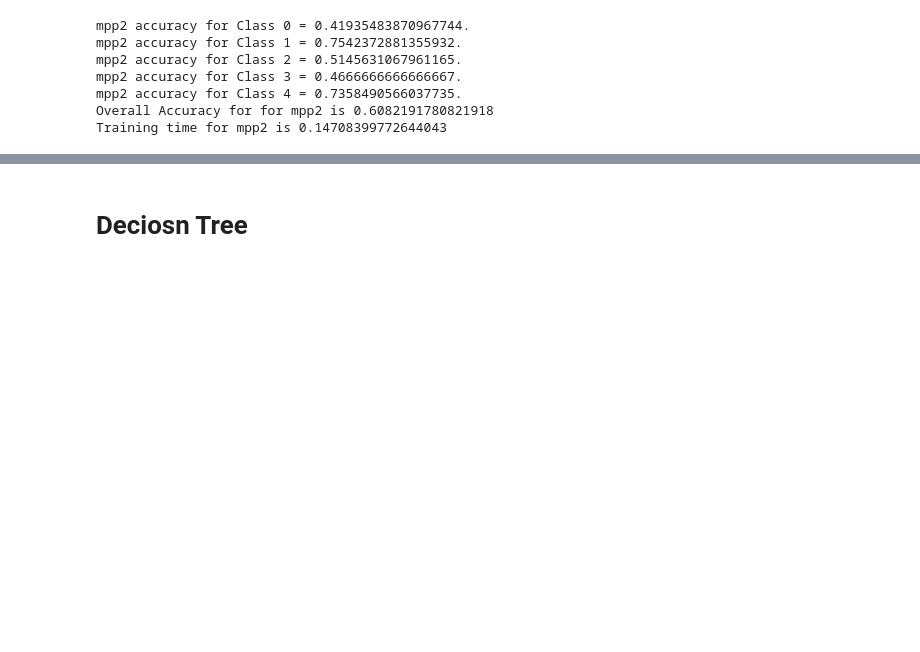
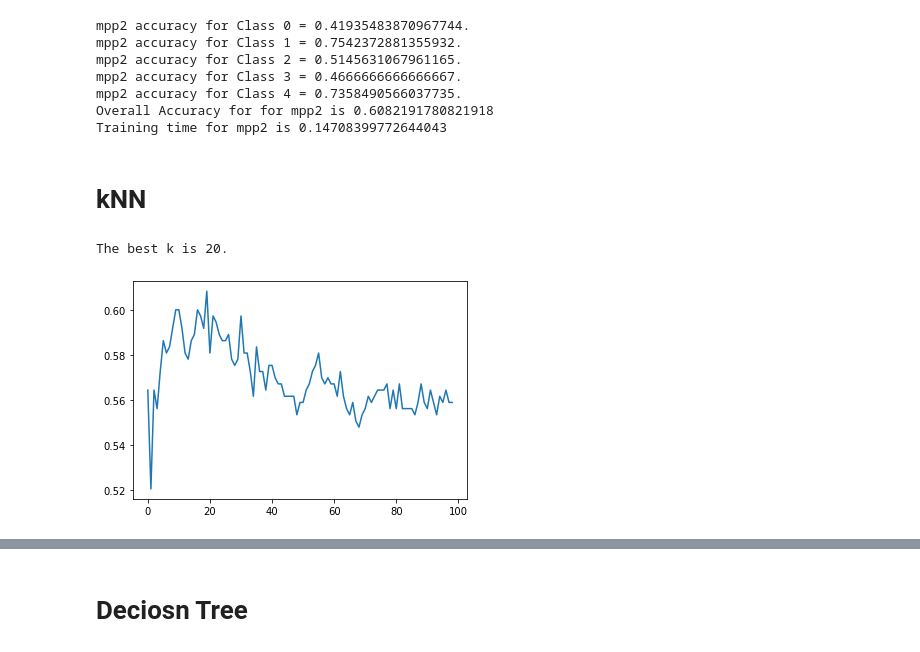
Before and after one commit to mattskier/COSC-522-Group-2, a Jupyter notebook: final - Group 2 (with categorical data).ipynb, the cells around one changed output, grey strips where cells are left out. Saved outputs shown, nothing was run; the diff lists cells and outputs as text; code cells hidden in the pictures; blank space fills up the shorter version.

Commit message:
Added kNN to final and added Neilson's neural net code to mylearn.py

```diff
--- a/final - Group 2 (with categorical data).ipynb
+++ b/final - Group 2 (with categorical data).ipynb
@@ -830,3 +830,17 @@ mpp2 accuracy for Class 3 = 0.4666666666666667.
 mpp2 accuracy for Class 4 = 0.7358490566037735.
 Overall Accuracy for for mpp2 is 0.6082191780821918
 Training time for mpp2 is 0.14708399772644043
+# %% [markdown]
+# kNN
+# %%
+# find the best k
+accs = []
+for k in range(1, 100):
+    ValKNN = mylearn.knn(np.array(pHousetrain), np.array(traintarget), np.array(pHouseval), k, output=False)
+    _, KNNOvAcc = util.accuracy_score(np.array(valtarget), ValKNN)
+    accs.append(KNNOvAcc)
+plt.plot(accs)
+print(f'The best k is {accs.index(max(accs)) + 1}.')
+# %% [output]
+The best k is 20.
+[figure, added]
```
Also changed, not shown: parts of 14 cells of this notebook, 1 other file.
